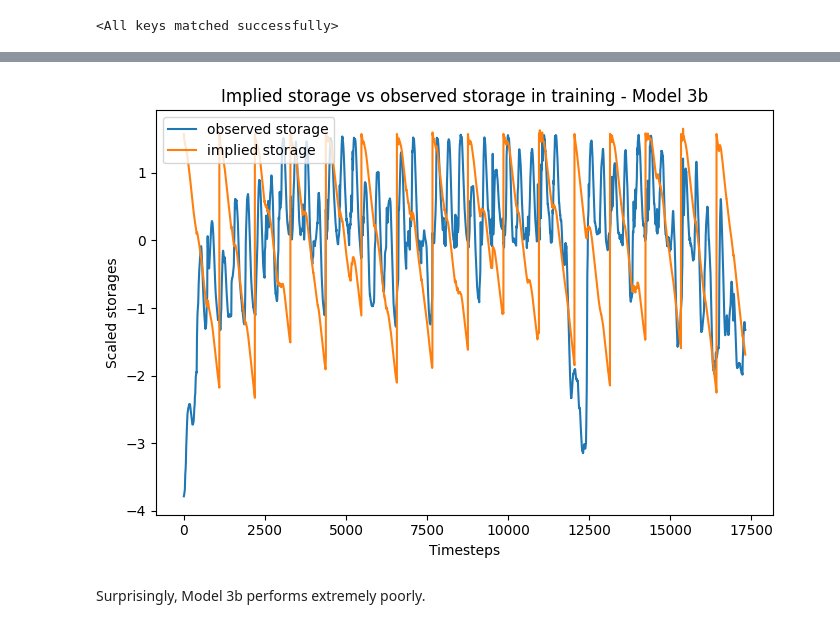
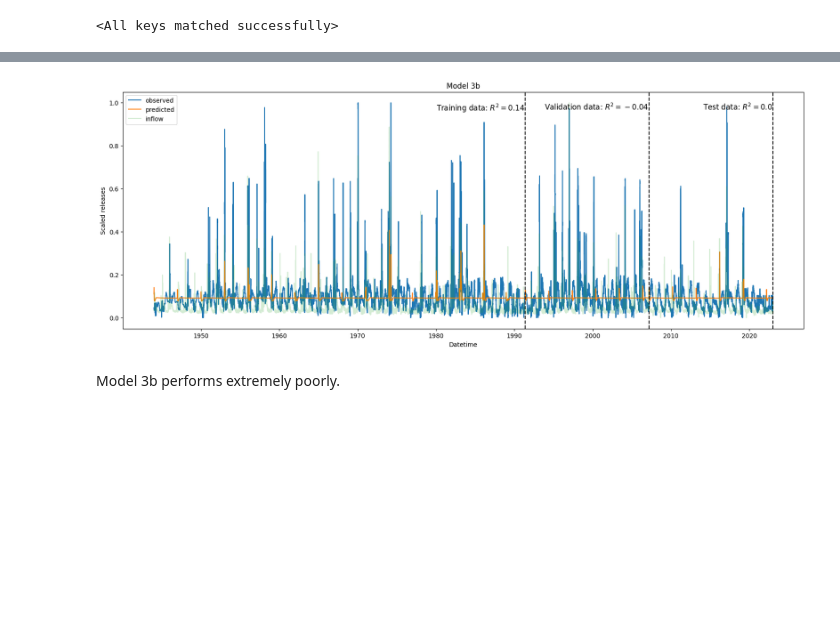
Before and after one commit to Matt2371/DL-reservoir-modeling, a Jupyter notebook: experiments/6_model3_evaluate.ipynb, the cells around one changed output, grey strips where cells are left out. Cells and saved outputs as stored; diff of their text form; code cells hidden in the pictures; blank space fills up the shorter version.

```diff
--- a/experiments/6_model3_evaluate.ipynb
+++ b/experiments/6_model3_evaluate.ipynb
@@ -355,18 +290,11 @@ plt.show()
-# %%
-# Get cell states, shape is (# chunks, timesteps, hidden size)
-im_storage_train = model3b(X_train_nm)[1].detach()
-im_storage_val = model3b(X_val_nm)[1].detach()
-im_storage_test = model3b(X_test_nm)[1].detach()
-
-fig, axes = plt.subplots(nrows=1, ncols=1, figsize=(7, 5), sharex=True)
-plot_storage_cell(cell_states_all=im_storage_train, storage_states=storage_train, cell_id=0, ax=axes)
-axes.legend(['observed storage', 'implied storage'], loc='upper left')
-axes.set_title('Implied storage vs observed storage in training - Model 3b')
-axes.set_xlabel('Timesteps')
-axes.set_ylabel('Scaled storages')
-plt.tight_layout()
-plt.show()
-# %% [output]
-[figure, removed]
+# %%
+fig, ax = plt.subplots(figsize=(20, 7))
+r2_train_3b, r2_val_3b, r2_test_3b = plot_and_eval(model3b, X_train_nm, X_val_nm, X_test_nm, y_train_nm, y_val_nm, y_test_nm, datetime_index=df.index, ax=ax, text_ypos=1, alpha=1)
+ax.plot((df.inflow-df.inflow.min()) / (df.inflow.max() - df.inflow.min()), label='inflow', alpha=0.2)
+ax.legend()
+ax.set_title('Model 3b')
+plt.show()
+# %% [output]
+[figure, added]
 # %% [markdown]
-Surprisingly, Model 3b performs extremely poorly.
+Model 3b performs extremely poorly.
```
Also changed, not shown: parts of 27 cells of this notebook, 14 other files.
